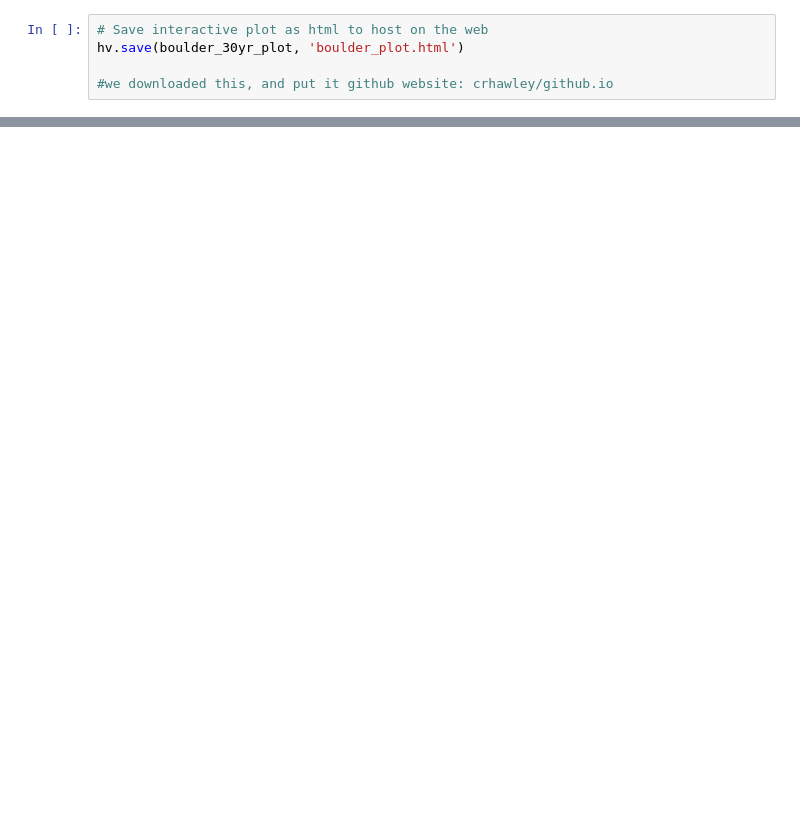
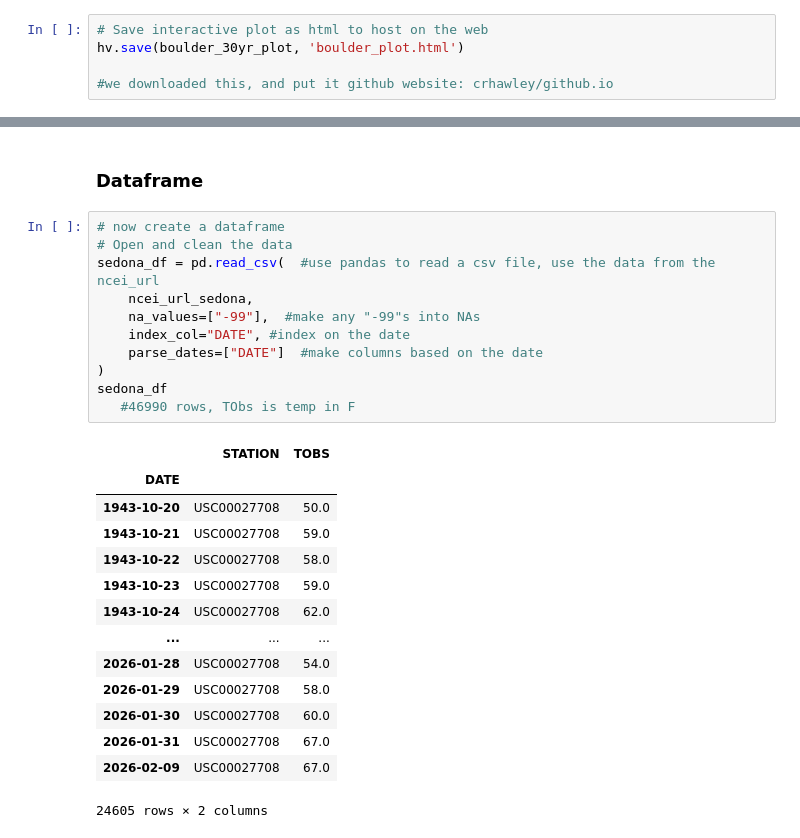
Before and after one commit to cu-esiil-edu/01-climate-crhawley, a Jupyter notebook: notebooks/climate_data_analysis_20Jul2026.ipynb, the cells around one changed output, grey strips where cells are left out. Cells and saved outputs as stored; diff of their text form; blank space fills up the shorter version.

```diff
--- a/notebooks/climate_data_analysis_20Jul2026.ipynb
+++ b/notebooks/climate_data_analysis_20Jul2026.ipynb
@@ -144,0 +165,28 @@ hv.save(boulder_30yr_plot, 'boulder_plot.html')
+# %% [markdown]
+### Dataframe
+# %%
+# now create a dataframe
+# Open and clean the data
+sedona_df = pd.read_csv(  #use pandas to read a csv file, use the data from the ncei_url
+    ncei_url_sedona,
+    na_values=["-99"],  #make any "-99"s into NAs
+    index_col="DATE", #index on the date
+    parse_dates=["DATE"]  #make columns based on the date
+)
+sedona_df
+   #46990 rows, TObs is temp in F
+# %% [output]
+|  | STATION | TOBS |
+| DATE |  |  |
+| 1943-10-20 | USC00027708 | 50.0 |
+| 1943-10-21 | USC00027708 | 59.0 |
+| 1943-10-22 | USC00027708 | 58.0 |
+| 1943-10-23 | USC00027708 | 59.0 |
+| 1943-10-24 | USC00027708 | 62.0 |
+| ... | ... | ... |
+| 2026-01-28 | USC00027708 | 54.0 |
+| 2026-01-29 | USC00027708 | 58.0 |
+| 2026-01-30 | USC00027708 | 60.0 |
+| 2026-01-31 | USC00027708 | 67.0 |
+| 2026-02-09 | USC00027708 | 67.0 |
+24605 rows × 2 columns
```
Also changed, not shown: parts of 13 cells of this notebook, 1 other file.
